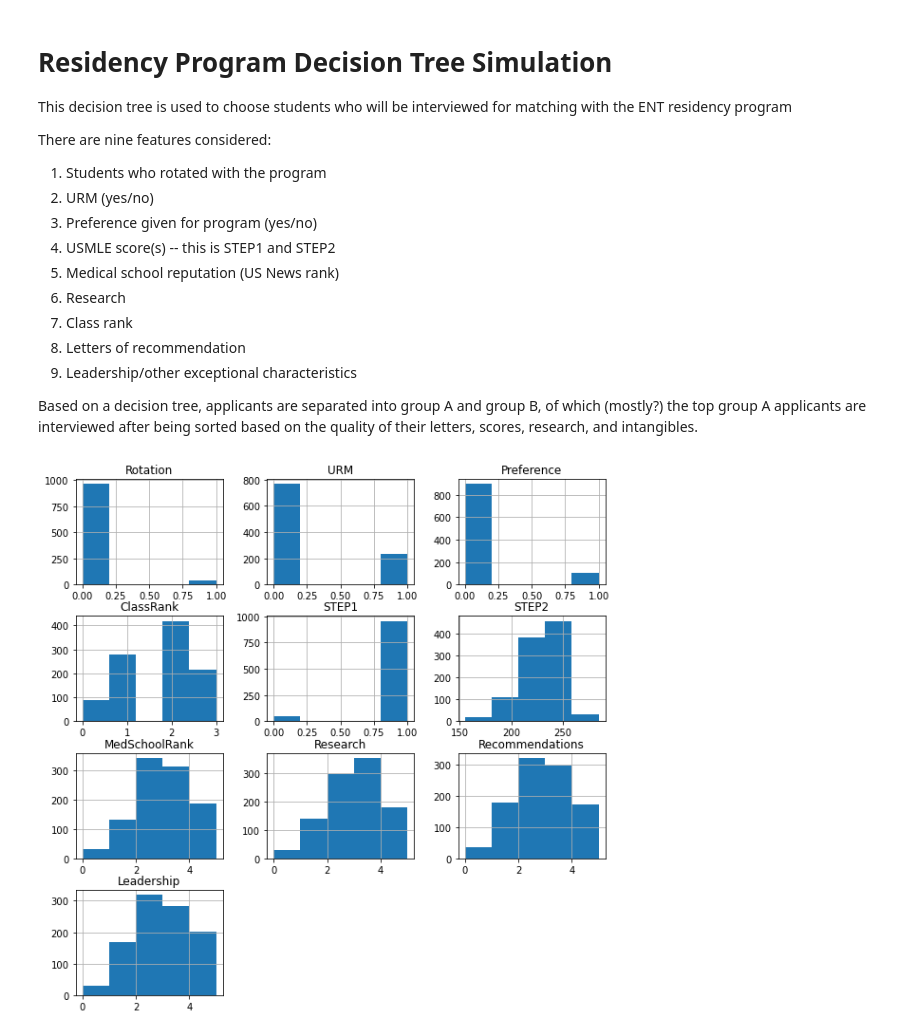
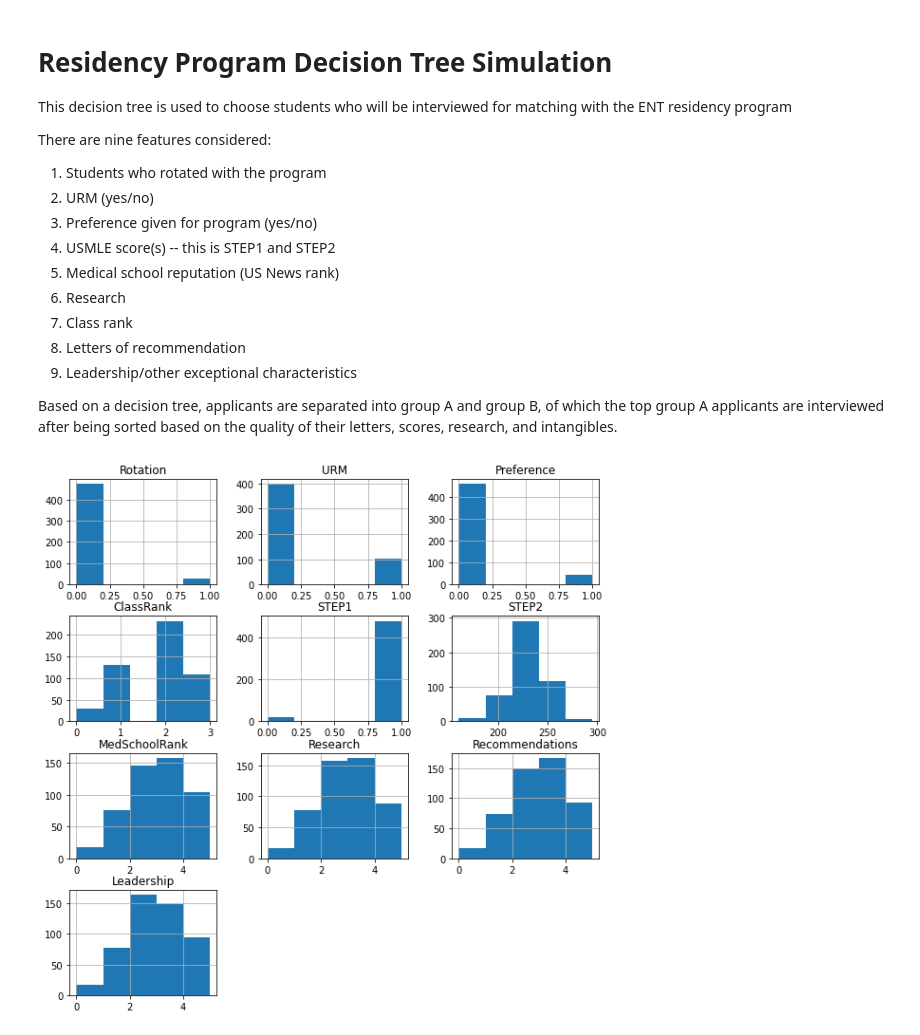
Before and after one commit to evanjfaulkner/Residency-Program-Model, a Jupyter notebook: residency_decision_tree.ipynb, the cells around one changed output. Saved outputs shown, nothing was run; the diff lists cells and outputs as text; code cells hidden in the pictures.

```diff
--- a/residency_decision_tree.ipynb
+++ b/residency_decision_tree.ipynb
@@ -15,7 +15,7 @@ There are nine features considered:
 8. Letters of recommendation
 9. Leadership/other exceptional characteristics
 
-Based on a decision tree, applicants are separated into group A and group B, of which (mostly?) the top group A applicants are interviewed after being sorted based on the quality of their letters, scores, research, and intangibles.
+Based on a decision tree, applicants are separated into group A and group B, of which the top group A applicants are interviewed after being sorted based on the quality of their letters, scores, research, and intangibles.
 # %%
 import numpy as np
 import pandas as pd
@@ -181,17 +182,17 @@ def sample_leadership(n):
     """
     return np.random.binomial(5,0.5,n)
 # %%
-N = 1000
+N = 500
 
 applications = pd.DataFrame({'Rotation':sample_rotation(N), 'URM':sample_urm(N),
                              'Preference':sample_preference(N), 'ClassRank':sample_class_rank(N),
                              'STEP1':sample_step_1(N), 'STEP2':sample_step_2(N),
                              'MedSchoolRank':sample_school_rank(N), 'Research':sample_research(N),
                              'Recommendations':sample_recommendation(N), 'Leadership':sample_leadership(N)})
 
 applications.hist(figsize=(10,10), bins=5)
 plt.show()
 # %% [output]
-[figure, old version]
+[figure, new version]
 # %%
 def residency_decision_tree(applications_df,
```
Also changed, not shown: parts of 5 cells of this notebook, 1 other file.
